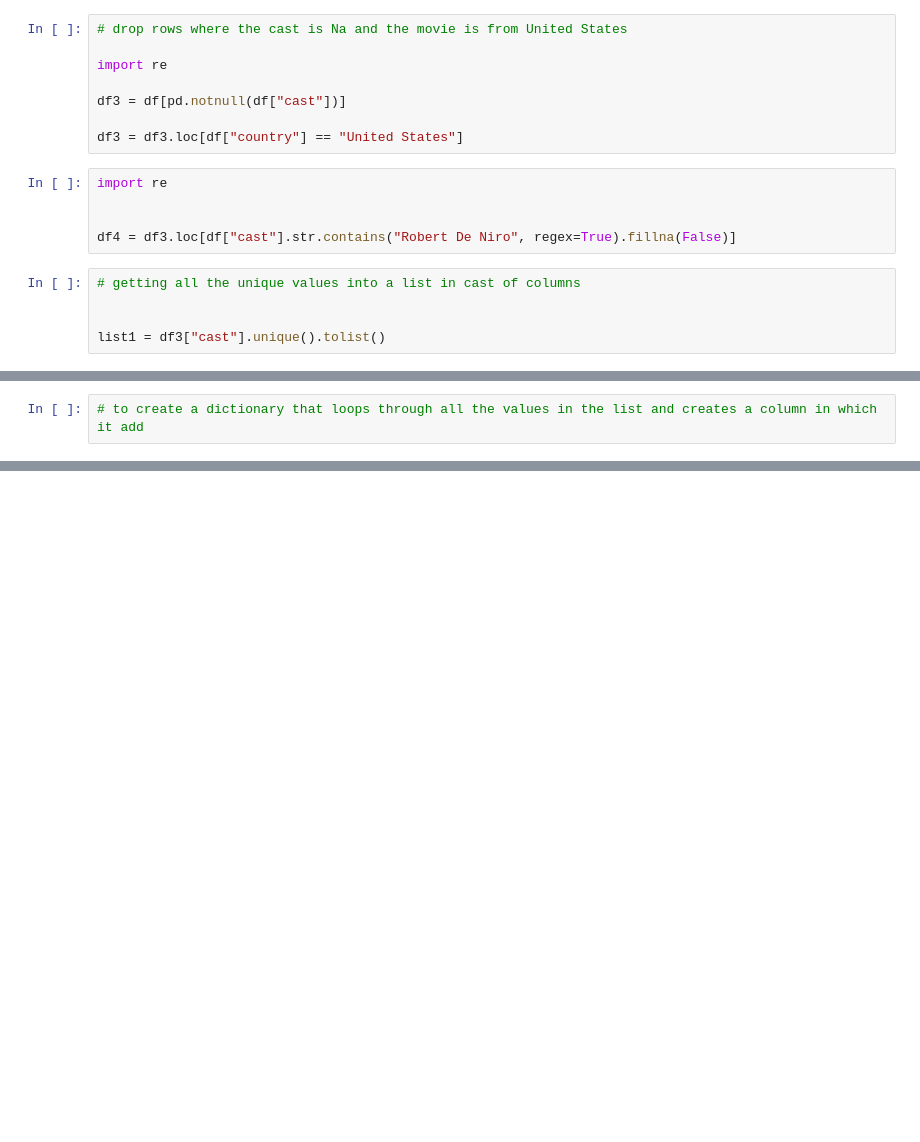
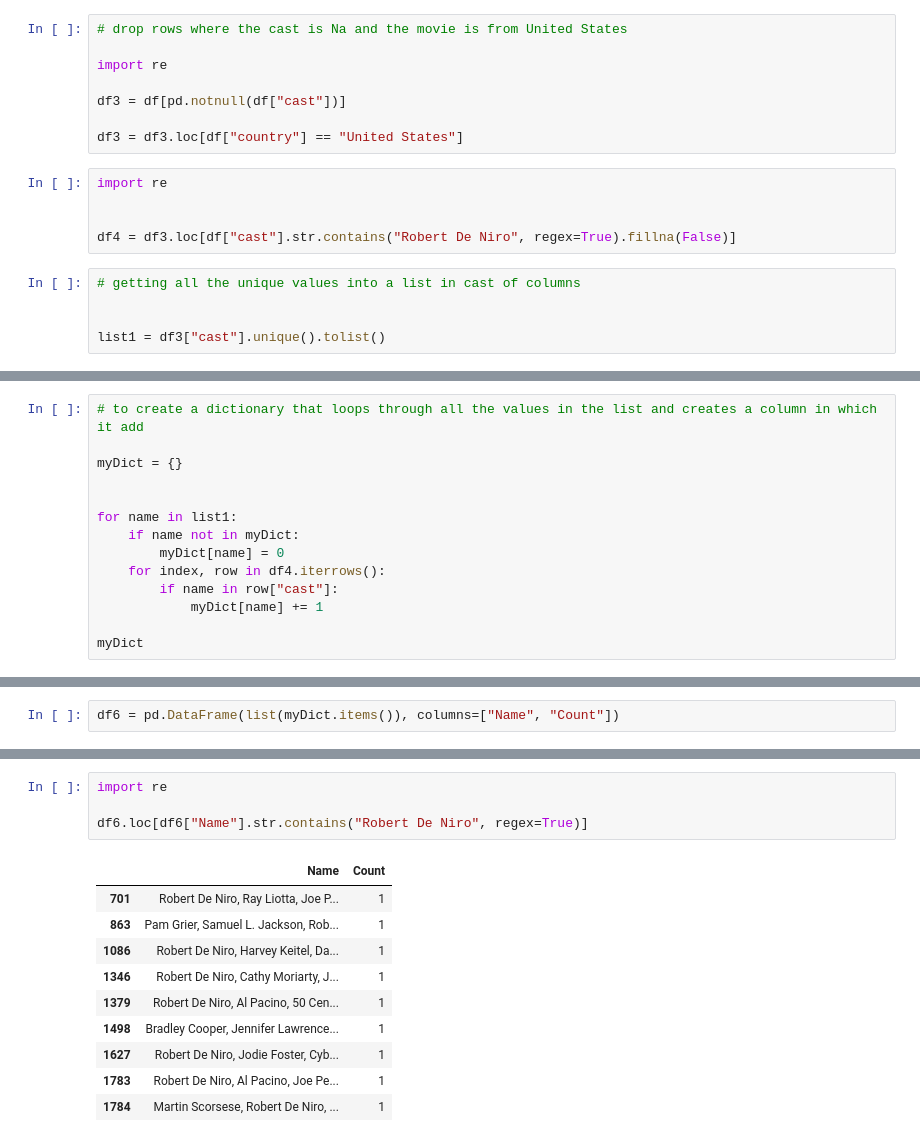
Before and after one commit to shinji-Yama77/JupyterDataAnalysis, a Jupyter notebook: Netflix data analysis/Netflix Workflow.ipynb, the cells around one changed output, grey strips where cells are left out. Cells and saved outputs as stored; diff of their text form; blank space fills up the shorter version.

Commit message:
almost getting the first question data

```diff
--- a/Netflix data analysis/Netflix Workflow.ipynb
+++ b/Netflix data analysis/Netflix Workflow.ipynb
@@ -94,2 +96,14 @@ Name: cast, dtype: bool
 # %%
 # to create a dictionary that loops through all the values in the list and creates a column in which it add
+
+myDict = {}
+
+
+for name in list1:
+    if name not in myDict:
+        myDict[name] = 0
+    for index, row in df4.iterrows():
+        if name in row["cast"]:
+            myDict[name] += 1
+
+myDict
@@ -95,0 +128,2 @@ Name: cast, dtype: bool
+# %%
+df6 = pd.DataFrame(list(myDict.items()), columns=["Name", "Count"])
@@ -95,0 +149,15 @@ Name: cast, dtype: bool
+# %%
+import re
+
+df6.loc[df6["Name"].str.contains("Robert De Niro", regex=True)]
+# %% [output]
+|  | Name | Count |
+| 701 | Robert De Niro, Ray Liotta, Joe P... | 1 |
+| 863 | Pam Grier, Samuel L. Jackson, Rob... | 1 |
+| 1086 | Robert De Niro, Harvey Keitel, Da... | 1 |
+| 1346 | Robert De Niro, Cathy Moriarty, J... | 1 |
+| 1379 | Robert De Niro, Al Pacino, 50 Cen... | 1 |
+| 1498 | Bradley Cooper, Jennifer Lawrence... | 1 |
+| 1627 | Robert De Niro, Jodie Foster, Cyb... | 1 |
+| 1783 | Robert De Niro, Al Pacino, Joe Pe... | 1 |
+| 1784 | Martin Scorsese, Robert De Niro, ... | 1 |
```
Also changed, not shown: parts of 3 cells of this notebook.
